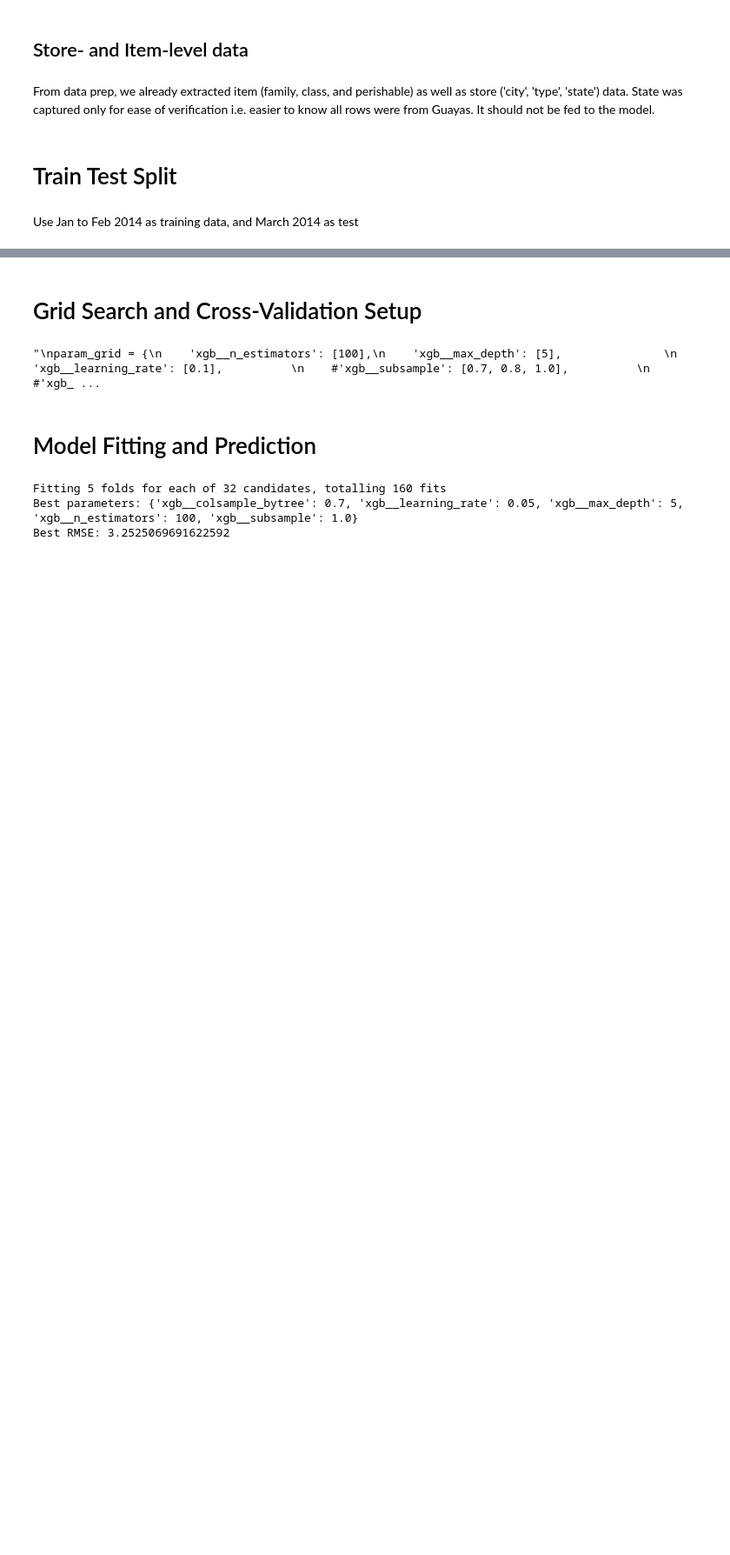
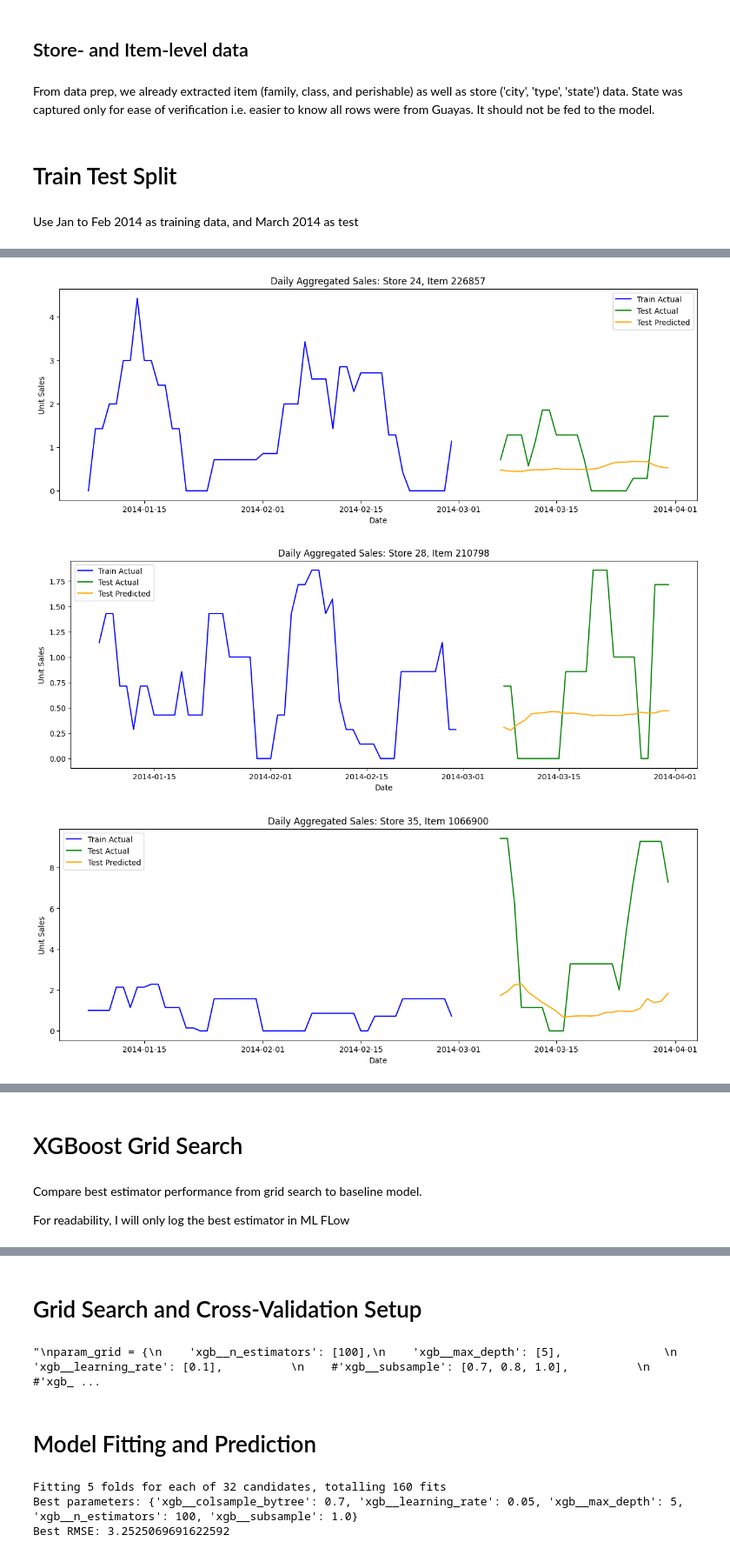
Before and after one commit to JericCantos/RetailDemandAnalysis, a Jupyter notebook: notebooks/Guayas_XGBoost.ipynb, the cells around one changed output, grey strips where cells are left out. Shown at 87% size. Cells and saved outputs as stored; diff of their text form; code cells hidden in the pictures; blank space fills up the shorter version.

```diff
--- a/notebooks/Guayas_XGBoost.ipynb
+++ b/notebooks/Guayas_XGBoost.ipynb
@@ -301,0 +741,14 @@ pipeline = Pipeline([
+# %%
+vanilla_best_model = grid_search.best_estimator_
+y_pred = vanilla_best_model.predict(X_test)
+# %%
+with mlflow.start_run(run_name=run_name):
+
+  plot_store_item_group(top_most_sales_days, 'Top_Combos_by_NonZero_Sales_Days',
+                        X_train, y_train,
+                        X_test, y_test, y_pred,
+                        run_name, rolling_window=7)
+# %% [output]
+[figure, added]
+[figure, added]
+[figure, added]
@@ -301,0 +762,6 @@ pipeline = Pipeline([
+# %% [markdown]
+# XGBoost Grid Search
+# %% [markdown]
+Compare best estimator performance from grid search to baseline model.
+
+For readability, I will only log the best estimator in ML FLow
```
Also changed, not shown: parts of 51 cells of this notebook.
